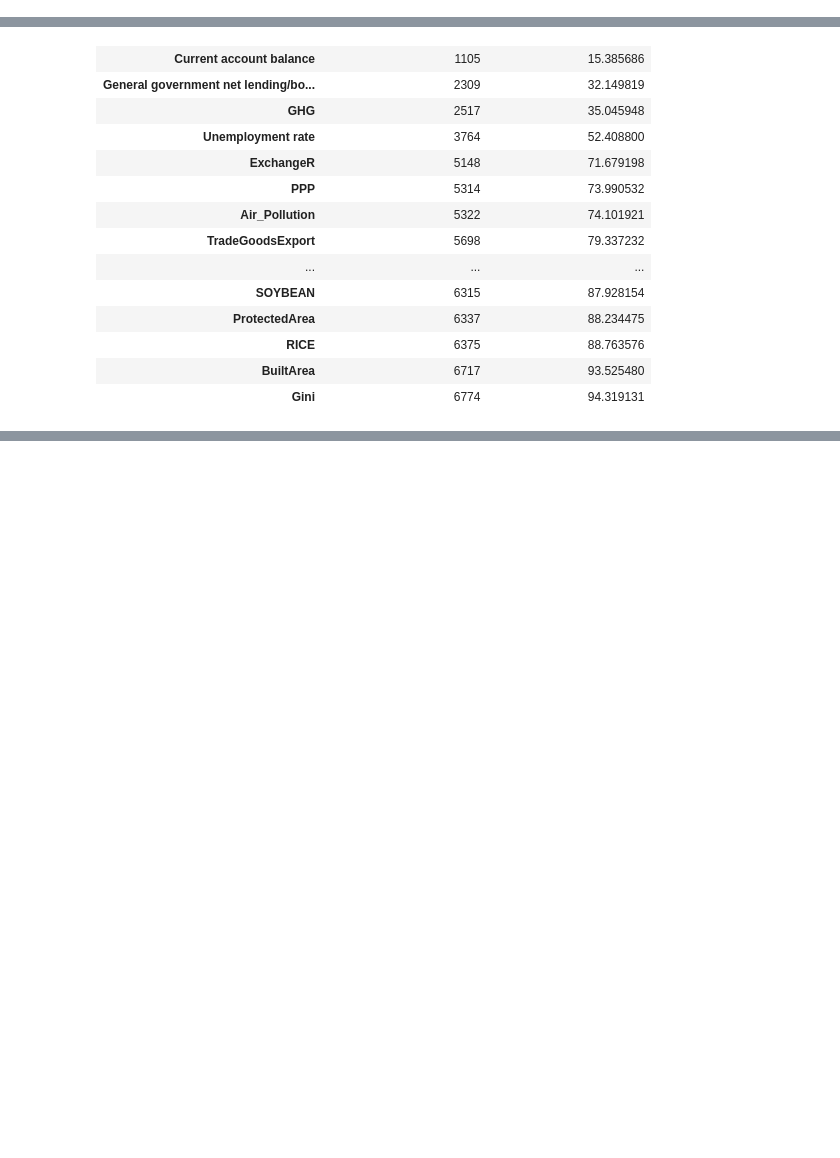
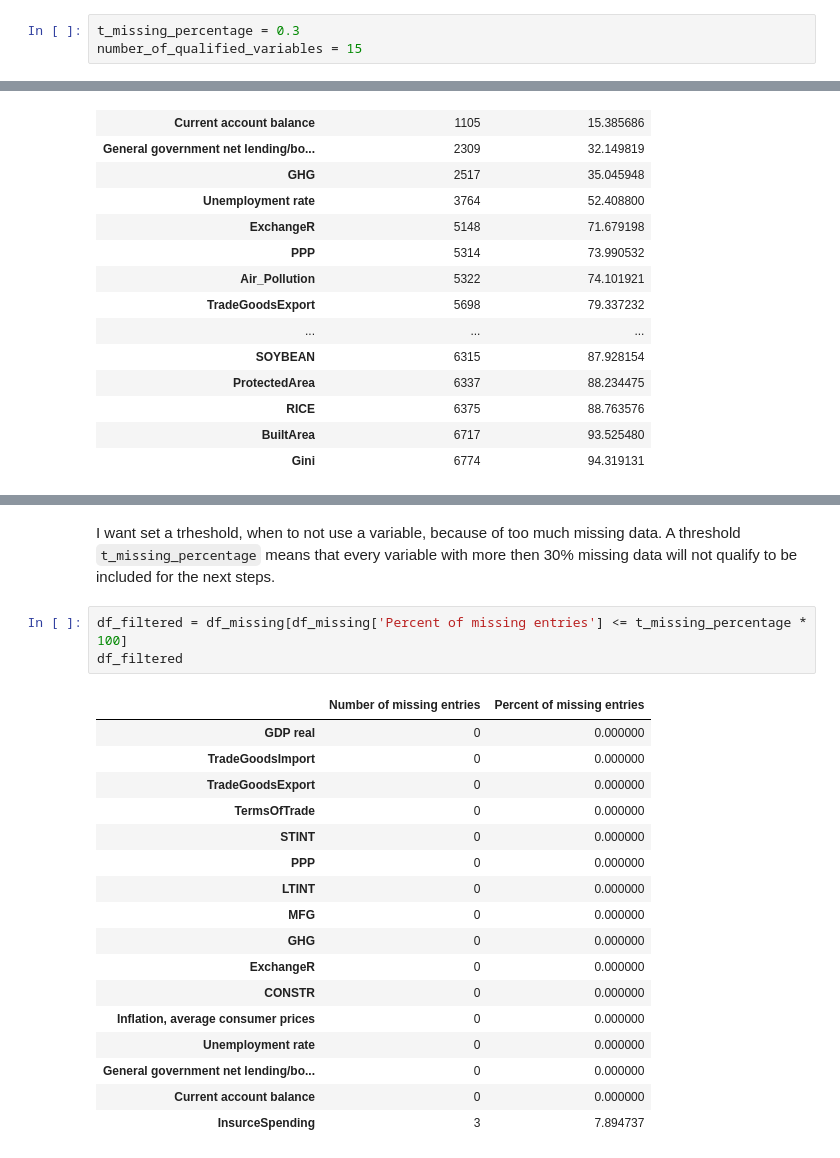
Before and after one commit to felix-ha/cfds_project, a Jupyter notebook: project_notebook.ipynb, the cells around one changed output, grey strips where cells are left out. Cells and saved outputs as stored; diff of their text form; blank space fills up the shorter version.

```diff
--- a/project_notebook.ipynb
+++ b/project_notebook.ipynb
@@ -459 +463,4 @@ len(database.keys())
+# %%
+t_missing_percentage = 0.3
+number_of_qualified_variables = 15
 # %% [markdown]
@@ -500,0 +549,23 @@ df_missing.sort_values(by='Percent of missing entries', ascending=1)
+# %% [markdown]
+I want set a trheshold, when to not use a variable, because of too much missing data. A threshold `t_missing_percentage` means that every variable with more then 30% missing data will not qualify to be included for the next steps.
+# %%
+df_filtered = df_missing[df_missing['Percent of missing entries'] <= t_missing_percentage * 100]
+df_filtered
+# %% [output]
+|  | Number of missing entries | Percent of missing entries |
+| GDP real | 0 | 0.000000 |
+| TradeGoodsImport | 0 | 0.000000 |
+| TradeGoodsExport | 0 | 0.000000 |
+| TermsOfTrade | 0 | 0.000000 |
+| STINT | 0 | 0.000000 |
+| PPP | 0 | 0.000000 |
+| LTINT | 0 | 0.000000 |
+| MFG | 0 | 0.000000 |
+| GHG | 0 | 0.000000 |
+| ExchangeR | 0 | 0.000000 |
+| CONSTR | 0 | 0.000000 |
+| Inflation, average consumer prices | 0 | 0.000000 |
+| Unemployment rate | 0 | 0.000000 |
+| General government net lending/bo... | 0 | 0.000000 |
+| Current account balance | 0 | 0.000000 |
+| InsurceSpending | 3 | 7.894737 |
```
Also changed, not shown: parts of 17 cells of this notebook.
